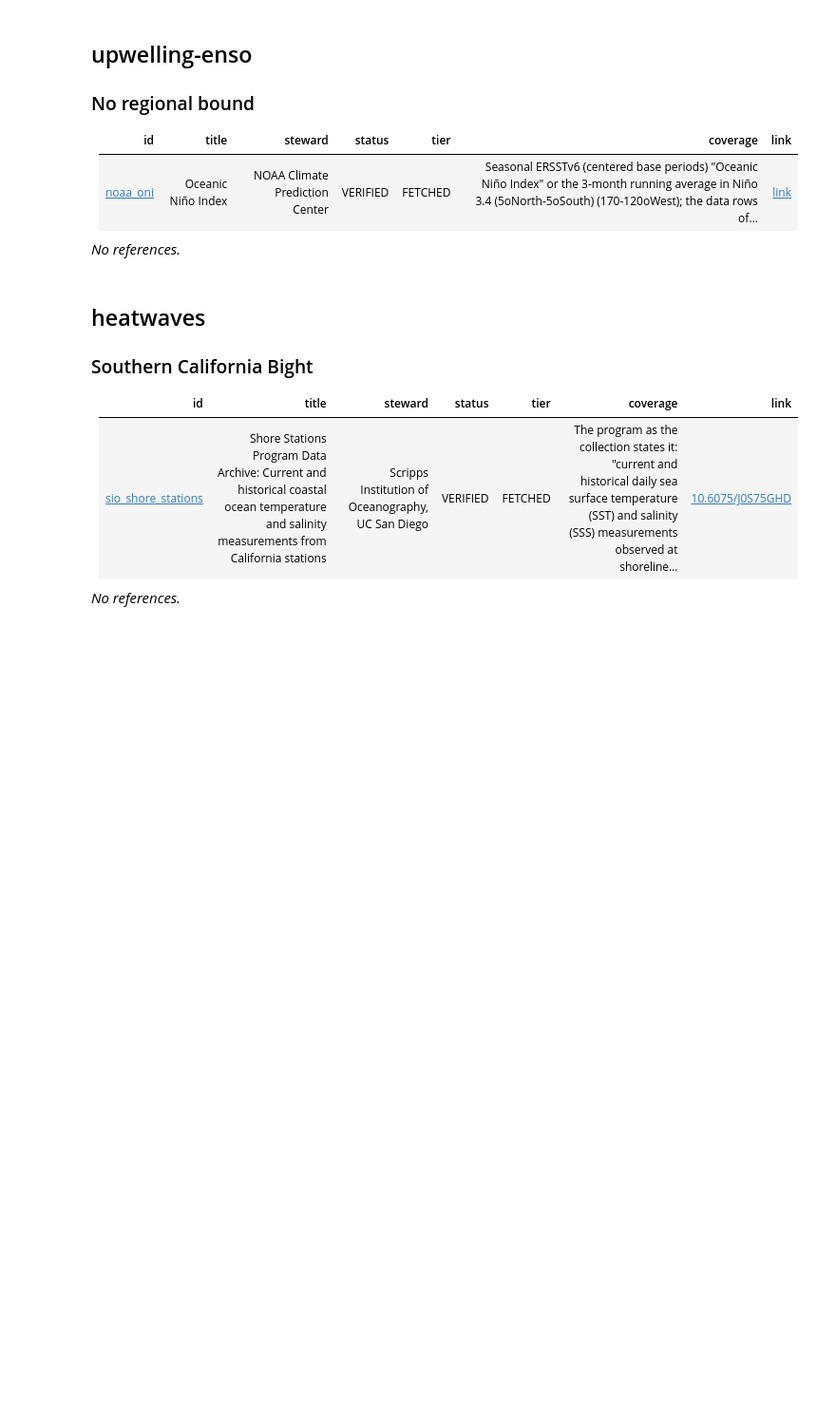
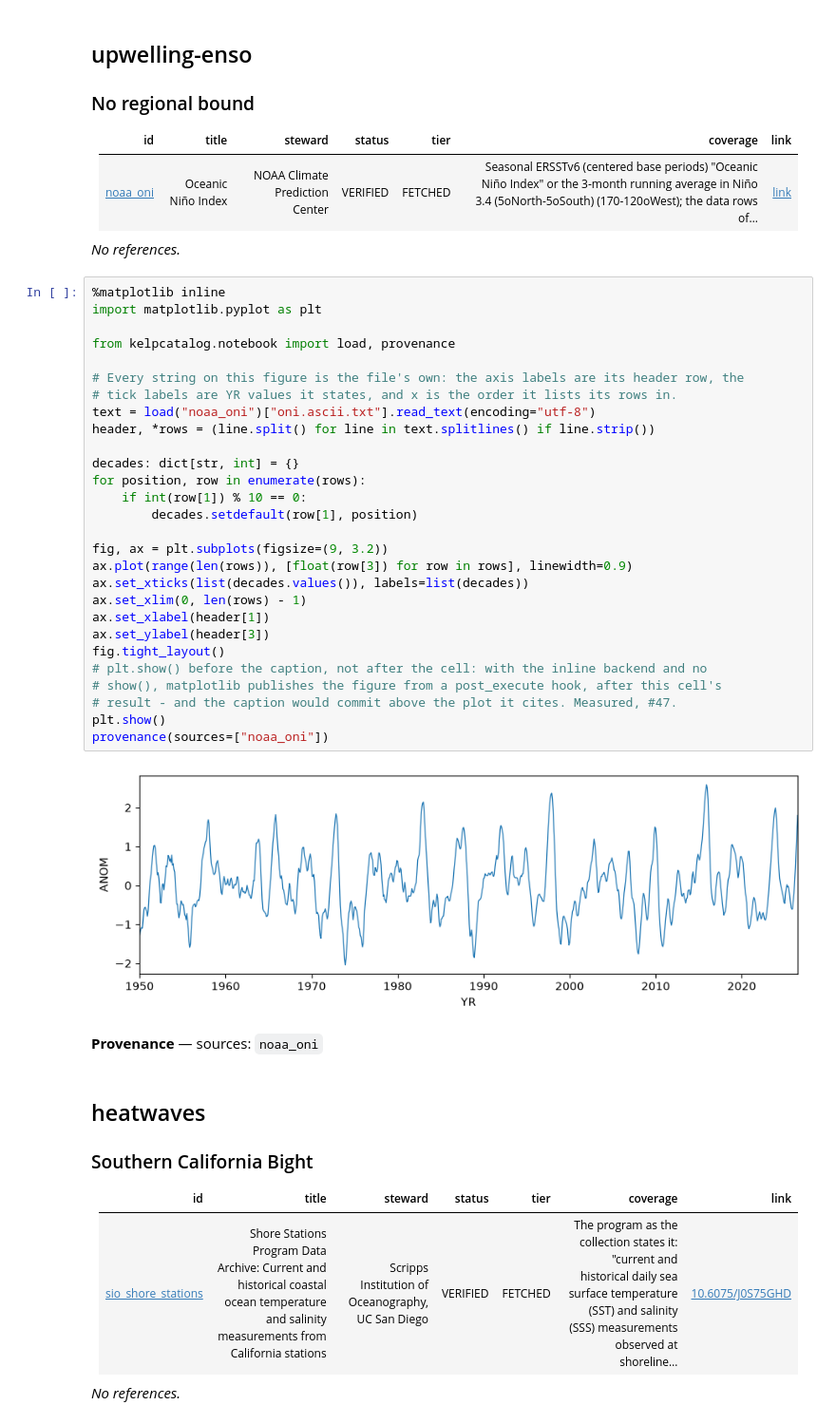
Before and after one commit to cweber12/socal-bight-kelp-reference-catalog, a Jupyter notebook: notebooks/1_physical_environment/11_ocean_climate.ipynb, the cells around one changed output. Shown at 95% size. Cells and saved outputs as stored; diff of their text form; blank space fills up the shorter version.

```diff
--- a/notebooks/1_physical_environment/11_ocean_climate.ipynb
+++ b/notebooks/1_physical_environment/11_ocean_climate.ipynb
@@ -51,6 +51,37 @@ _No references._
 | [noaa_oni](../../catalog/sources/noaa_oni.md) | Oceanic Niño Index | NOAA Climate Prediction Center | VERIFIED | FETCHED | Seasonal ERSSTv6 (centered base periods) "Oceanic Niño Index" or the 3-month running average in Niño 3.4 (5oNorth-5oSouth) (170-120oWest); the data rows of… | [link](https://www.cpc.ncep.noaa.gov/data/indices/oni.ascii.txt) |
 
 _No references._
+# %%
+%matplotlib inline
+import matplotlib.pyplot as plt
+
+from kelpcatalog.notebook import load, provenance
+
+# Every string on this figure is the file's own: the axis labels are its header row, the
+# tick labels are YR values it states, and x is the order it lists its rows in.
+text = load("noaa_oni")["oni.ascii.txt"].read_text(encoding="utf-8")
+header, *rows = (line.split() for line in text.splitlines() if line.strip())
+
+decades: dict[str, int] = {}
+for position, row in enumerate(rows):
+    if int(row[1]) % 10 == 0:
+        decades.setdefault(row[1], position)
+
+fig, ax = plt.subplots(figsize=(9, 3.2))
+ax.plot(range(len(rows)), [float(row[3]) for row in rows], linewidth=0.9)
+ax.set_xticks(list(decades.values()), labels=list(decades))
+ax.set_xlim(0, len(rows) - 1)
+ax.set_xlabel(header[1])
+ax.set_ylabel(header[3])
+fig.tight_layout()
+# plt.show() before the caption, not after the cell: with the inline backend and no
+# show(), matplotlib publishes the figure from a post_execute hook, after this cell's
+# result - and the caption would commit above the plot it cites. Measured, #47.
+plt.show()
+provenance(sources=["noaa_oni"])
+# %% [output]
+[figure, added]
+**Provenance** — sources: `noaa_oni`
 # %% [markdown]
 ## heatwaves
 
```
Also changed, not shown: 6 other files.
